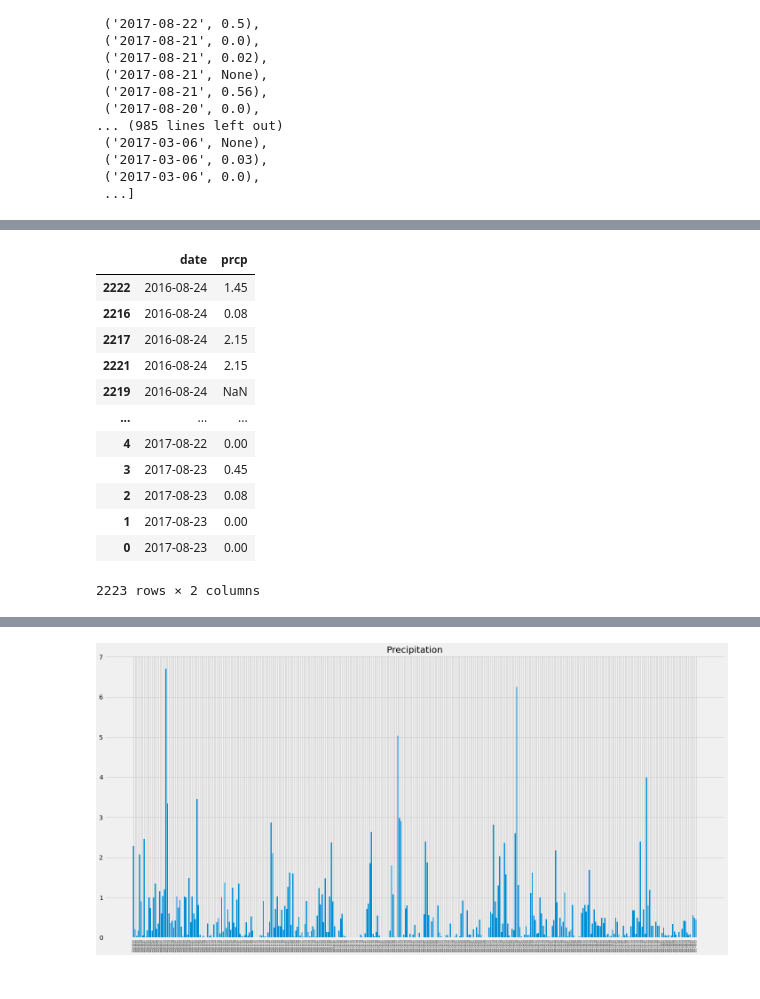
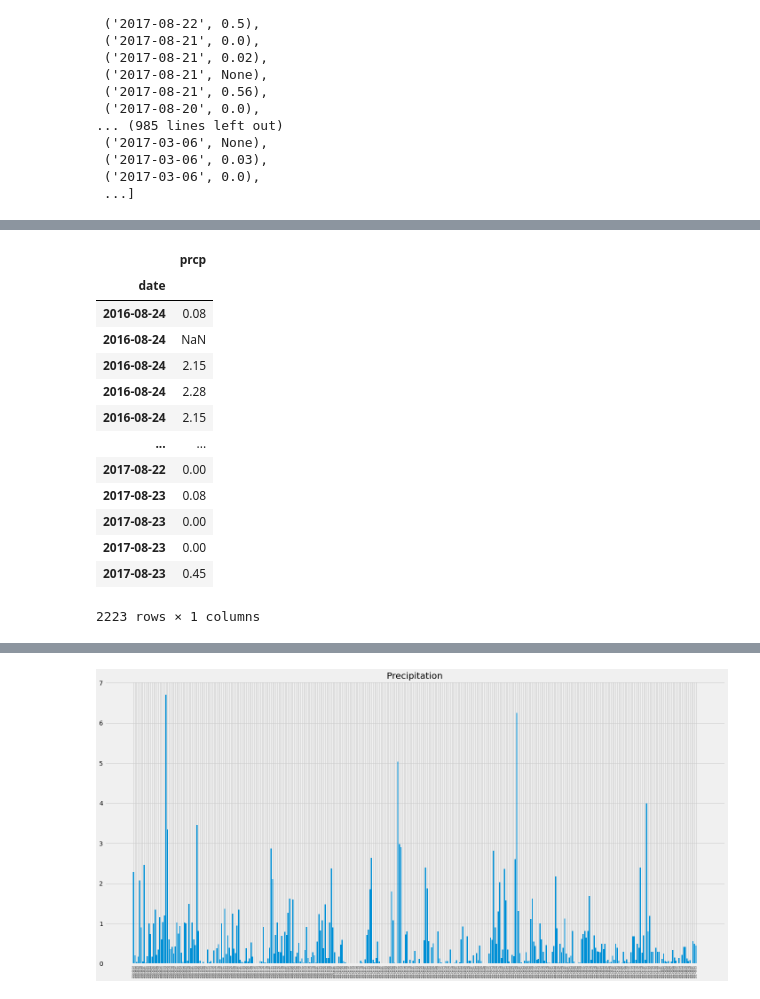
Before and after one commit to marinasd87/sqlalchemy-challenge, a Jupyter notebook: climate.ipynb, the cells around one changed output, grey strips where cells are left out. Cells and saved outputs as stored; diff of their text form; code cells hidden in the pictures.

```diff
--- a/climate.ipynb
+++ b/climate.ipynb
@@ -80,3 +79,8 @@ precipitation
  ('2017-03-06', 0.03),
  ('2017-03-06', 0.0),
  ...]
+# %%
+# Perform a query to retrieve the data and precipitation scores
+precipitation = session.query(Measurement.date, Measurement.prcp).\
+    filter(Measurement.date>'2016-08-23').all()
+precipitation
@@ -83,21 +105,23 @@ precipitation
 # %%
 # Save the query results as a Pandas DataFrame and set the index to the date column
 precipitationDF = pd.DataFrame(precipitation)
-precipitationDF2 = precipitationDF.set_index('date')
+precipitationDF.set_index('date', inplace = True)
+
 # Sort the dataframe by date
-precipitationDF2 = precipitationDF.sort_values(['date'])
-precipitationDF2
+precipitationDF = precipitationDF.sort_values(['date'])
+precipitationDF
 # %% [output]
-|  | date | prcp |
-| 2222 | 2016-08-24 | 1.45 |
-| 2216 | 2016-08-24 | 0.08 |
-| 2217 | 2016-08-24 | 2.15 |
-| 2221 | 2016-08-24 | 2.15 |
-| 2219 | 2016-08-24 | NaN |
-| ... | ... | ... |
-| 4 | 2017-08-22 | 0.00 |
-| 3 | 2017-08-23 | 0.45 |
-| 2 | 2017-08-23 | 0.08 |
-| 1 | 2017-08-23 | 0.00 |
-| 0 | 2017-08-23 | 0.00 |
+|  | prcp |
+| date |  |
+| 2016-08-24 | 0.08 |
+| 2016-08-24 | NaN |
+| 2016-08-24 | 2.15 |
+| 2016-08-24 | 2.28 |
+| 2016-08-24 | 2.15 |
+| ... | ... |
+| 2017-08-22 | 0.00 |
+| 2017-08-23 | 0.08 |
+| 2017-08-23 | 0.00 |
+| 2017-08-23 | 0.00 |
+| 2017-08-23 | 0.45 |
-2223 rows × 2 columns
+2223 rows × 1 columns
```
Also changed, not shown: parts of 6 cells of this notebook, 1 other file.
